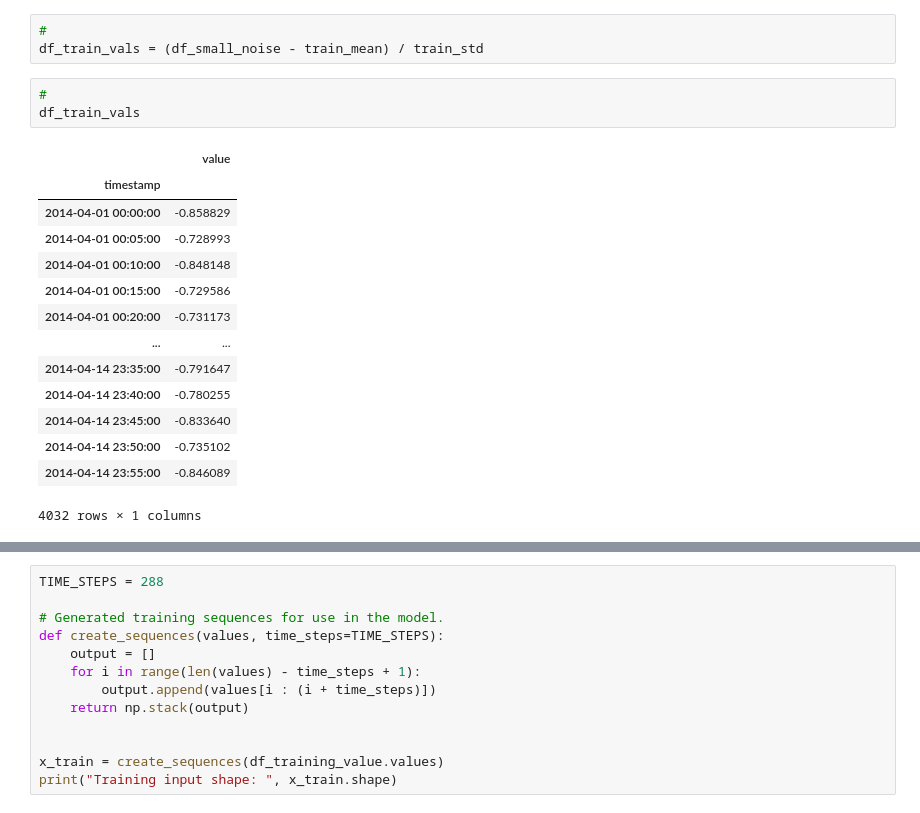
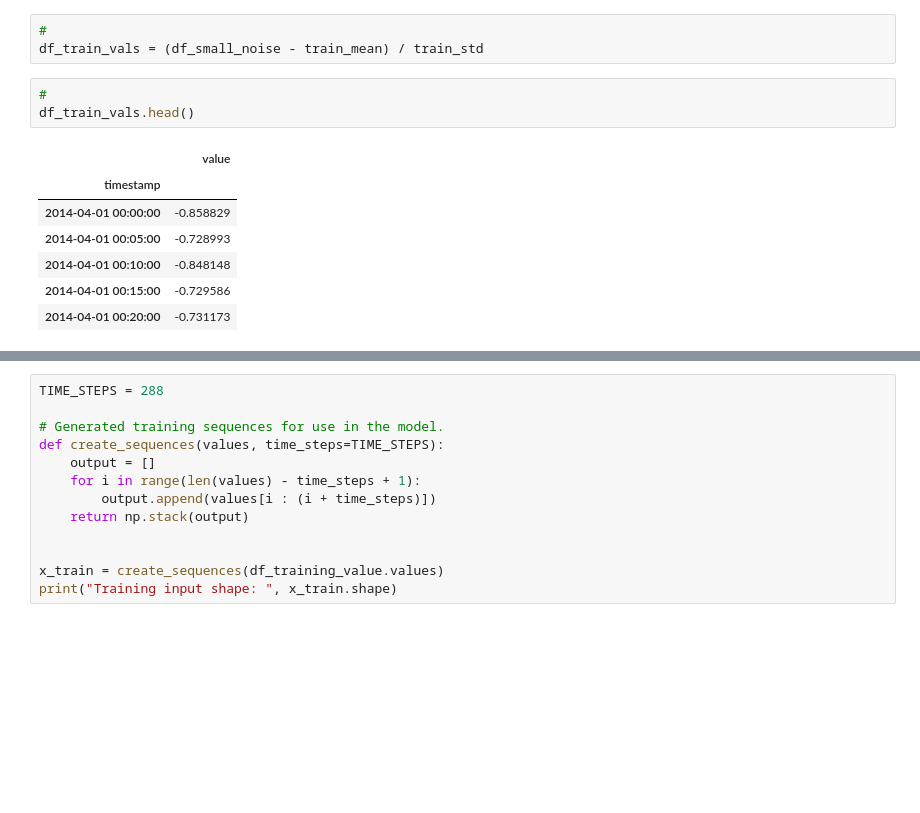
Before and after one commit to Mantvydas-data/MLS-Project, a Jupyter notebook: Timeseries Anomaly Detection using Keras.ipynb, the cells around one changed output, grey strips where cells are left out. Saved outputs shown, nothing was run; the diff lists cells and outputs as text; blank space fills up the shorter version.

```diff
--- a/Timeseries Anomaly Detection using Keras.ipynb
+++ b/Timeseries Anomaly Detection using Keras.ipynb
@@ -168,19 +168,12 @@ dtype: float64
 df_train_vals = (df_small_noise - train_mean) / train_std
 # %%
 #
-df_train_vals
+df_train_vals.head()
 # %% [output]
 |  | value |
 | timestamp |  |
 | 2014-04-01 00:00:00 | -0.858829 |
 | 2014-04-01 00:05:00 | -0.728993 |
 | 2014-04-01 00:10:00 | -0.848148 |
 | 2014-04-01 00:15:00 | -0.729586 |
 | 2014-04-01 00:20:00 | -0.731173 |
-| ... | ... |
-| 2014-04-14 23:35:00 | -0.791647 |
-| 2014-04-14 23:40:00 | -0.780255 |
-| 2014-04-14 23:45:00 | -0.833640 |
-| 2014-04-14 23:50:00 | -0.735102 |
-| 2014-04-14 23:55:00 | -0.846089 |
-4032 rows × 1 columns
```
Also changed, not shown: parts of 35 cells of this notebook.
